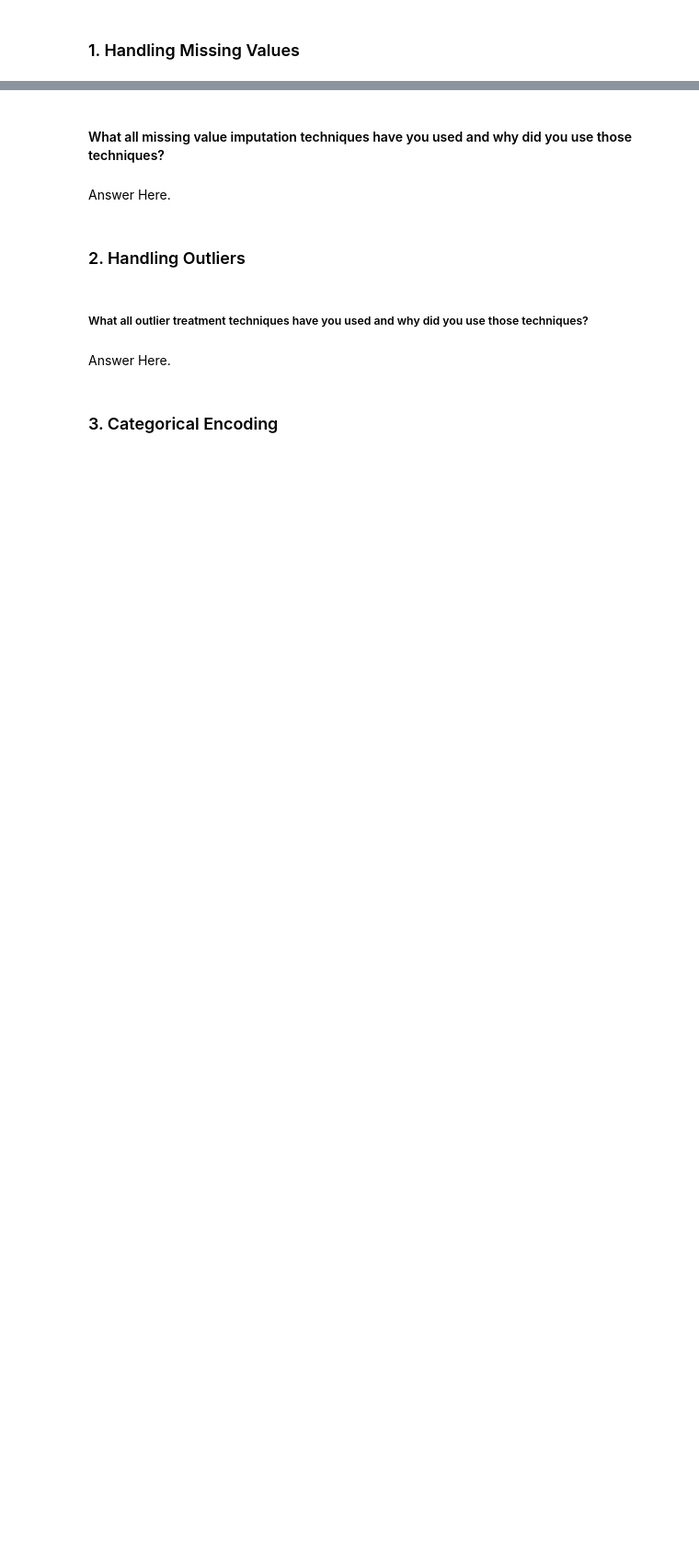
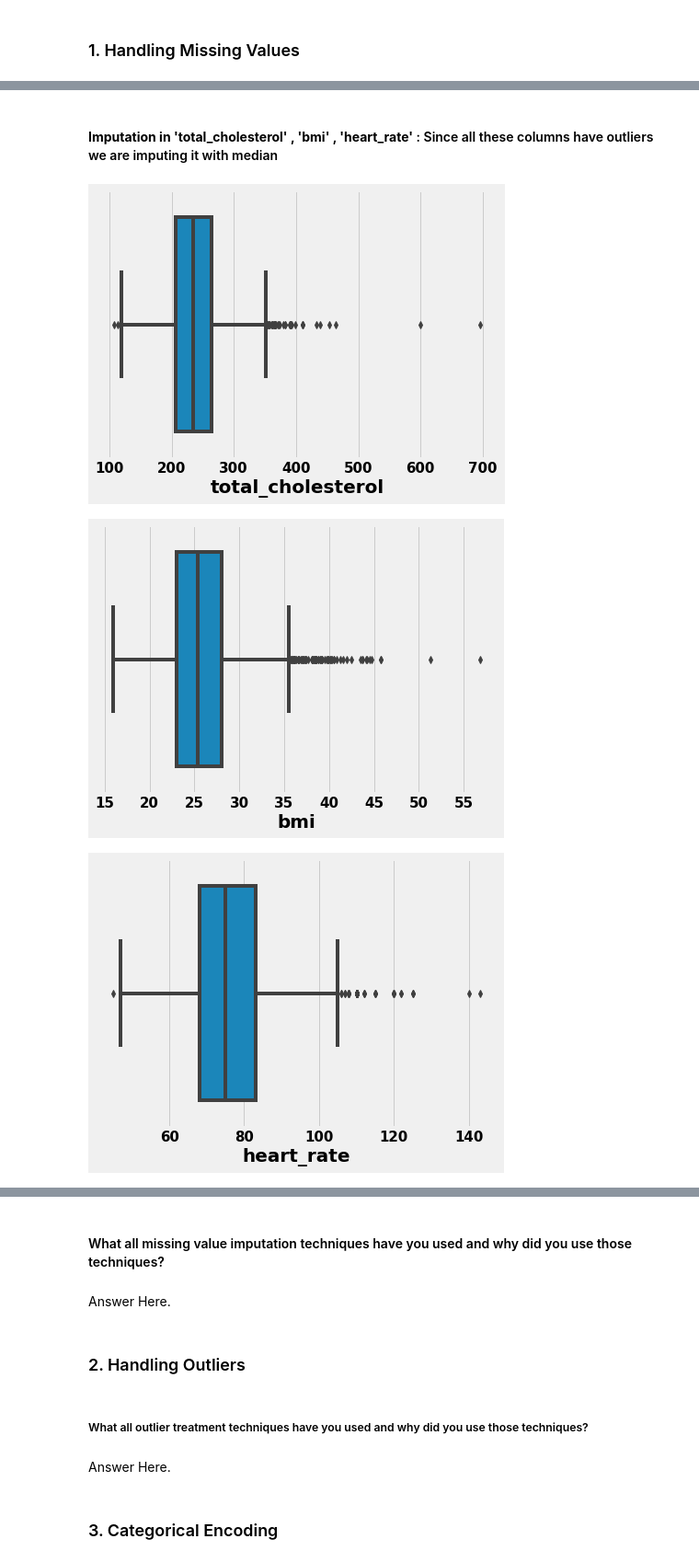
Before and after one commit to 7-sumit/Cardiovascular-Risk-Prediction, a Jupyter notebook: Cardiovascular_Risk_Prediction.ipynb, the cells around one changed output, grey strips where cells are left out. Shown at 92% size. Cells and saved outputs as stored; diff of their text form; code cells hidden in the pictures; blank space fills up the shorter version.

```diff
--- a/Cardiovascular_Risk_Prediction.ipynb
+++ b/Cardiovascular_Risk_Prediction.ipynb
@@ -883,0 +940,10 @@ Answer Here.
+# %% [markdown]
+#### **Imputation in 'total_cholesterol' , 'bmi' , 'heart_rate'** : Since all these columns have outliers we are imputing it with median
+# %%
+for col in ['total_cholesterol', 'bmi', 'heart_rate']:
+ plt.figure(figsize=(7,5))
+ sns.boxplot(df3[col]);
+# %% [output]
+[figure, added]
+[figure, added]
+[figure, added]
```
Also changed, not shown: parts of 20 cells of this notebook.
